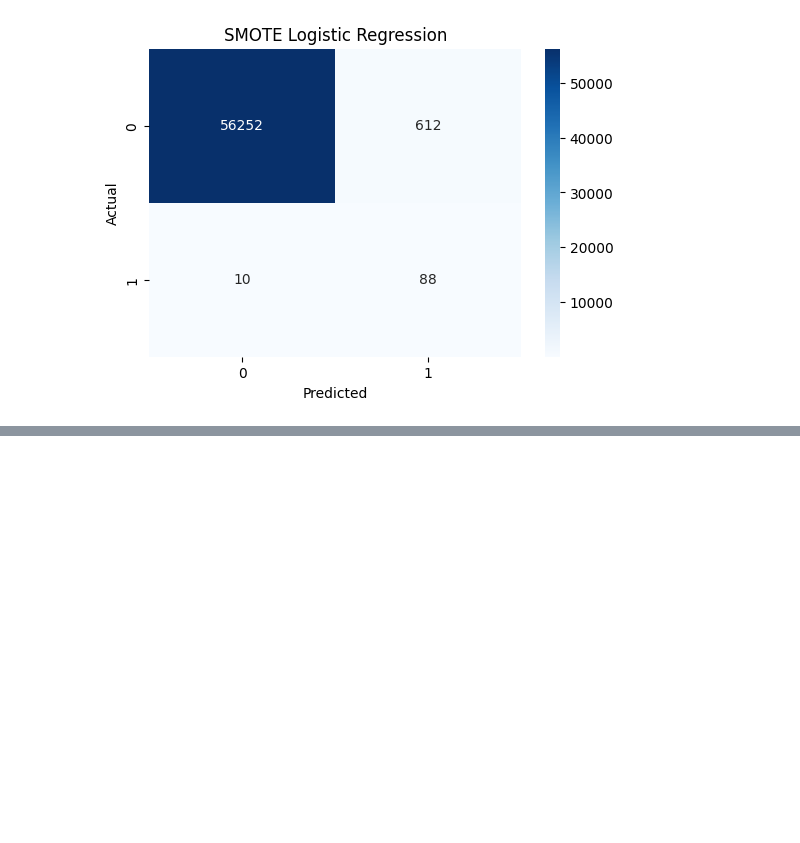
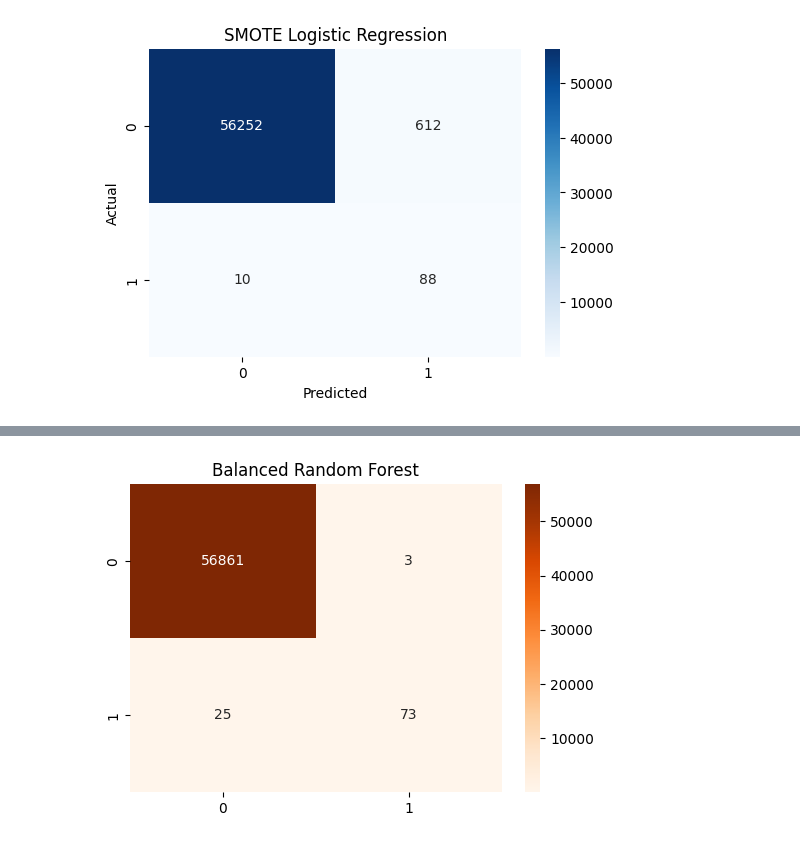
Before and after one commit to MohammedKaif1154/fraud-detection-mlops, a Jupyter notebook: 01_EDA_Fraud_Analysis.ipynb, the cells around one changed output, grey strips where cells are left out. Drawn from its saved outputs; the diff is of its cells as text; code cells hidden in the pictures; blank space fills up the shorter version.

```diff
--- a/01_EDA_Fraud_Analysis.ipynb
+++ b/01_EDA_Fraud_Analysis.ipynb
@@ -324,0 +362,14 @@ plt.show()
+# %%
+# Part2-Random Forest with Class Weight
+rf_balanced = RandomForestClassifier(
+    n_estimators=100,
+    class_weight='balanced',
+    random_state=42,
+    n_jobs=-1
+)
+
+rf_balanced.fit(X_train, y_train)
+
+y_pred_rf_bal = rf_balanced.predict(X_test)
+
+print(classification_report(y_test, y_pred_rf_bal))
@@ -324,0 +385,9 @@ plt.show()
+# %%
+cm = confusion_matrix(y_test, y_pred_rf_bal)
+
+plt.figure(figsize=(6,4))
+sns.heatmap(cm, annot=True, fmt='d', cmap='Oranges')
+plt.title("Balanced Random Forest")
+plt.show()
+# %% [output]
+[figure, added]
```
Also changed, not shown: parts of 21 cells of this notebook, 1 other file.
